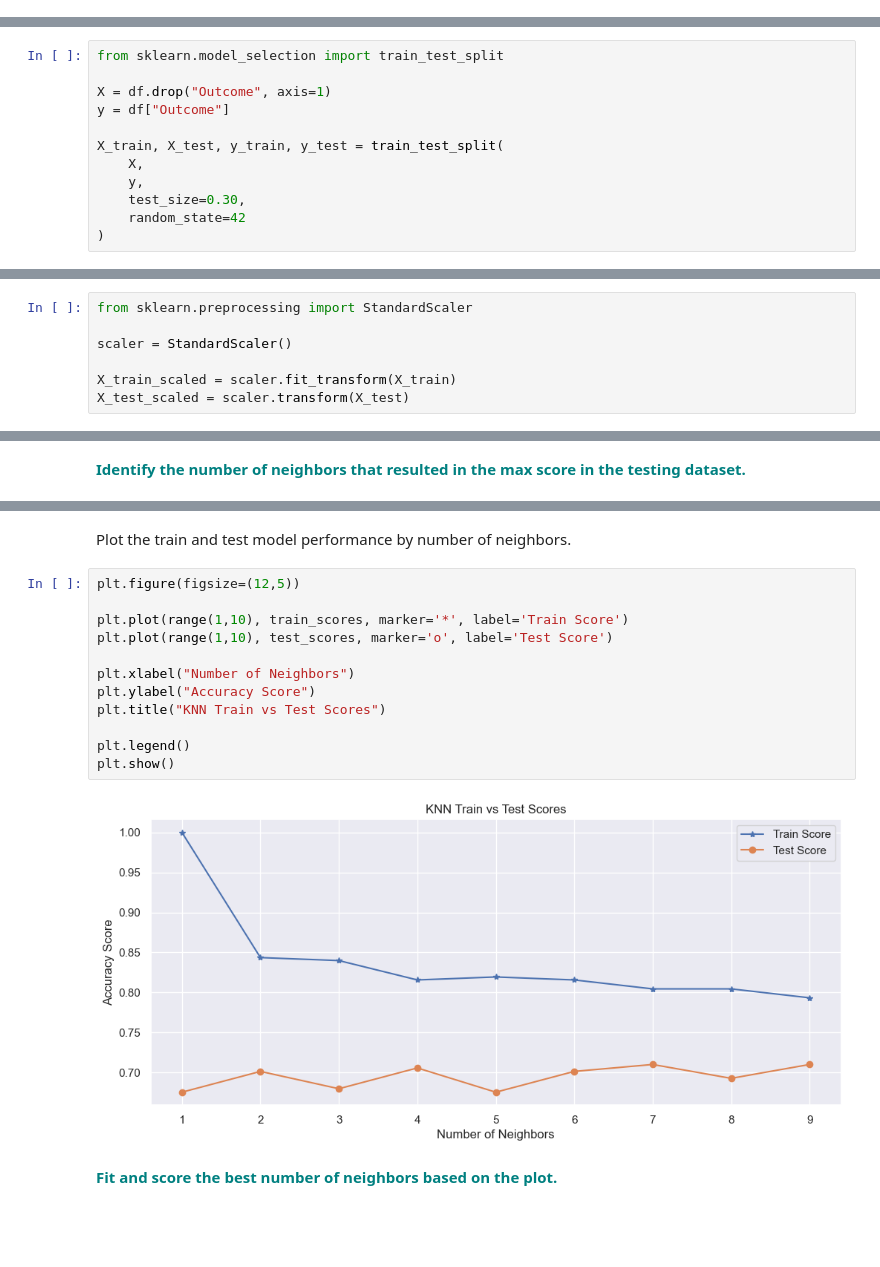
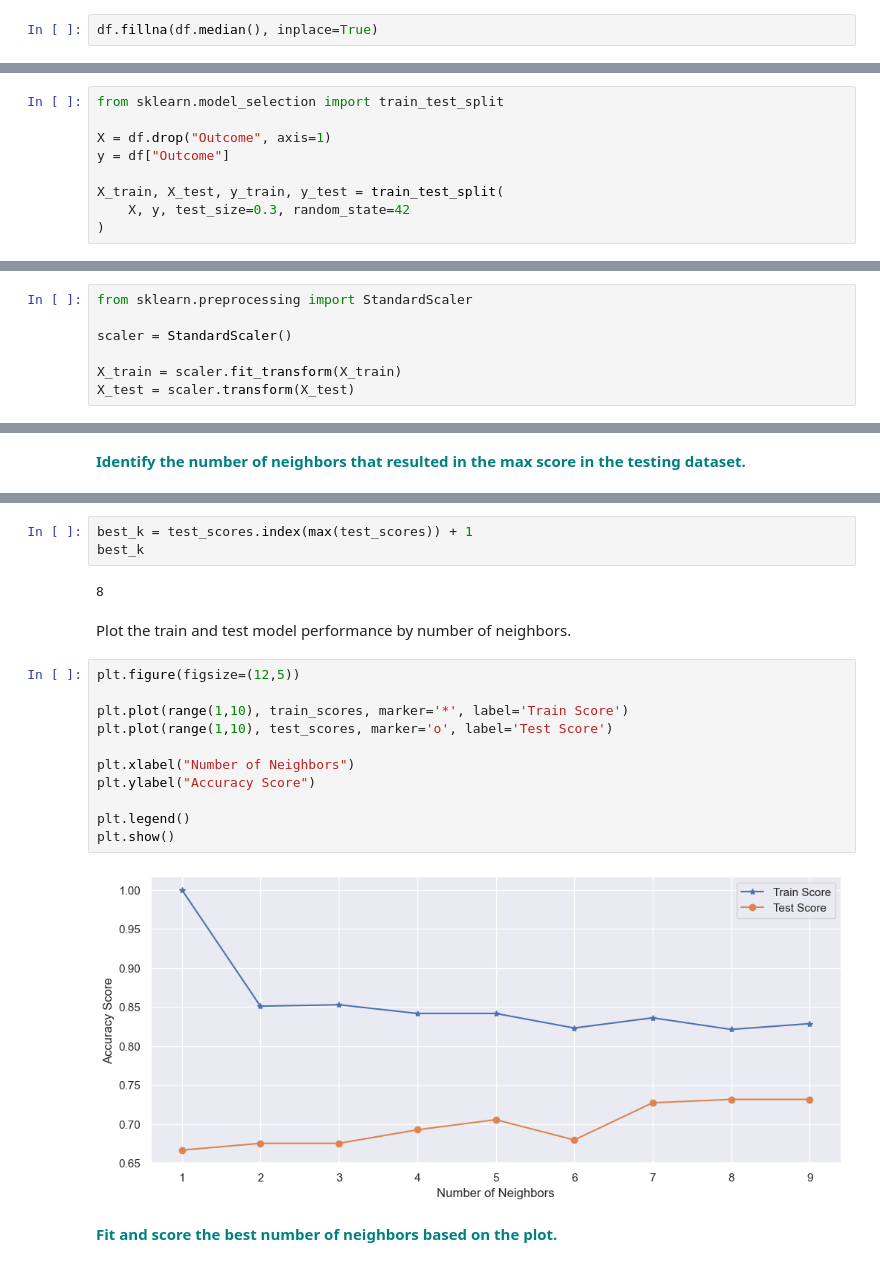
Before and after one commit to sowmyakapula/GridSearchHyperparameterOptimization, a Jupyter notebook: GridSearchKNN_Case_Study.ipynb, the cells around one changed output, grey strips where cells are left out. Drawn from its saved outputs; the diff is of its cells as text; blank space fills up the shorter version.

```diff
--- a/GridSearchKNN_Case_Study.ipynb
+++ b/GridSearchKNN_Case_Study.ipynb
@@ -90,6 +90,8 @@ DiabetesPedigreeFunction      0
 Age                           0
 Outcome                       0
 dtype: int64
+# %%
+df.fillna(df.median(), inplace=True)
 # %% [markdown]
 **<font color='teal'> Plot histograms of each column. </font>**
 # %%
@@ -154,10 +157,7 @@ X = df.drop("Outcome", axis=1)
 y = df["Outcome"]
 
 X_train, X_test, y_train, y_test = train_test_split(
-    X,
-    y,
-    test_size=0.30,
-    random_state=42
+    X, y, test_size=0.3, random_state=42
 )
 # %% [markdown]
 **<font color='teal'> Using Sklearn, standarize the magnitude of the features by scaling the values. </font>**
@@ -168,8 +168,8 @@ from sklearn.preprocessing import StandardScaler
 
 scaler = StandardScaler()
 
-X_train_scaled = scaler.fit_transform(X_train)
-X_test_scaled = scaler.transform(X_test)
+X_train = scaler.fit_transform(X_train)
+X_test = scaler.transform(X_test)
 # %% [markdown]
 #### Using a range of neighbor values of 1-10, apply the KNearestNeighbor classifier to classify the the data.
 # %%
@@ -232,18 +216,22 @@ Best neighbors for testing: 7
+# %%
+best_k = test_scores.index(max(test_scores)) + 1
+best_k
+# %% [output]
+8
 # %% [markdown]
 Plot the train and test model performance by number of neighbors.
 # %%
 plt.figure(figsize=(12,5))
 
 plt.plot(range(1,10), train_scores, marker='*', label='Train Score')
 plt.plot(range(1,10), test_scores, marker='o', label='Test Score')
 
 plt.xlabel("Number of Neighbors")
 plt.ylabel("Accuracy Score")
-plt.title("KNN Train vs Test Scores")
 
 plt.legend()
 plt.show()
 # %% [output]
-[figure, old version]
+[figure, new version]
 # %% [markdown]
 **<font color='teal'> Fit and score the best number of neighbors based on the plot. </font>**
```
Also changed, not shown: parts of 16 cells of this notebook.
